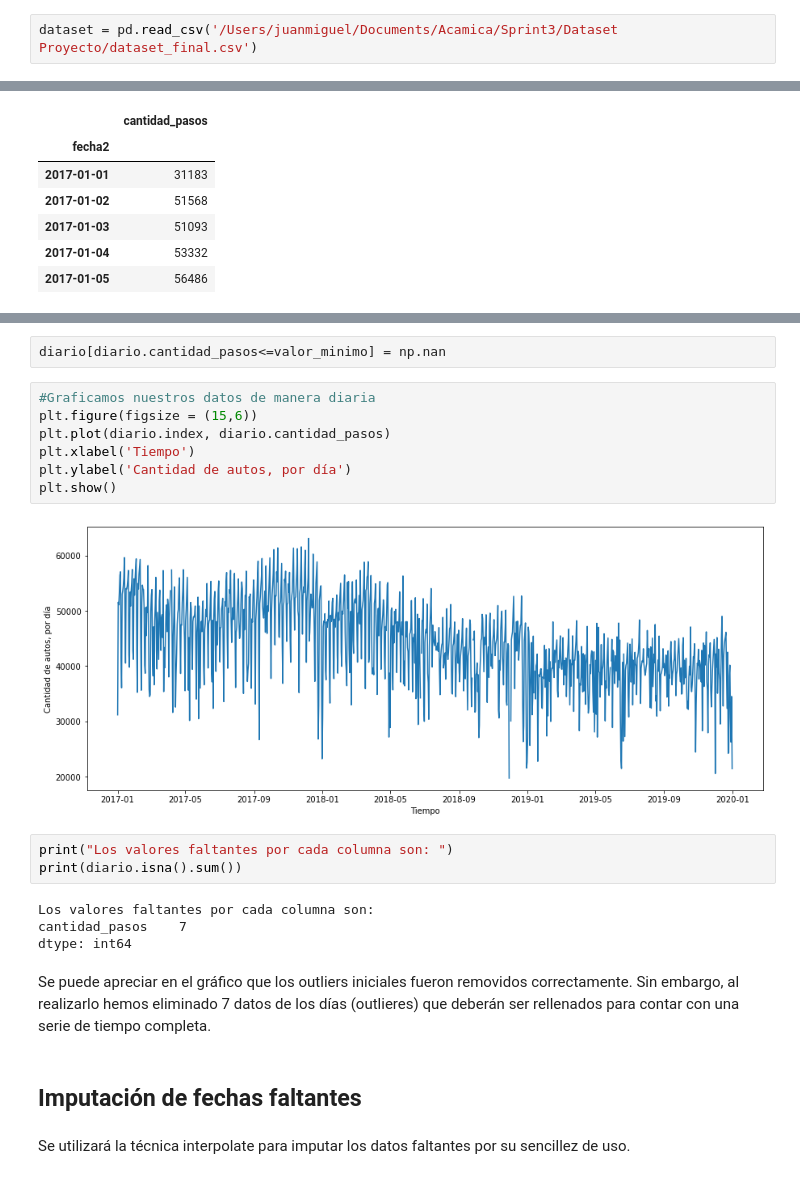
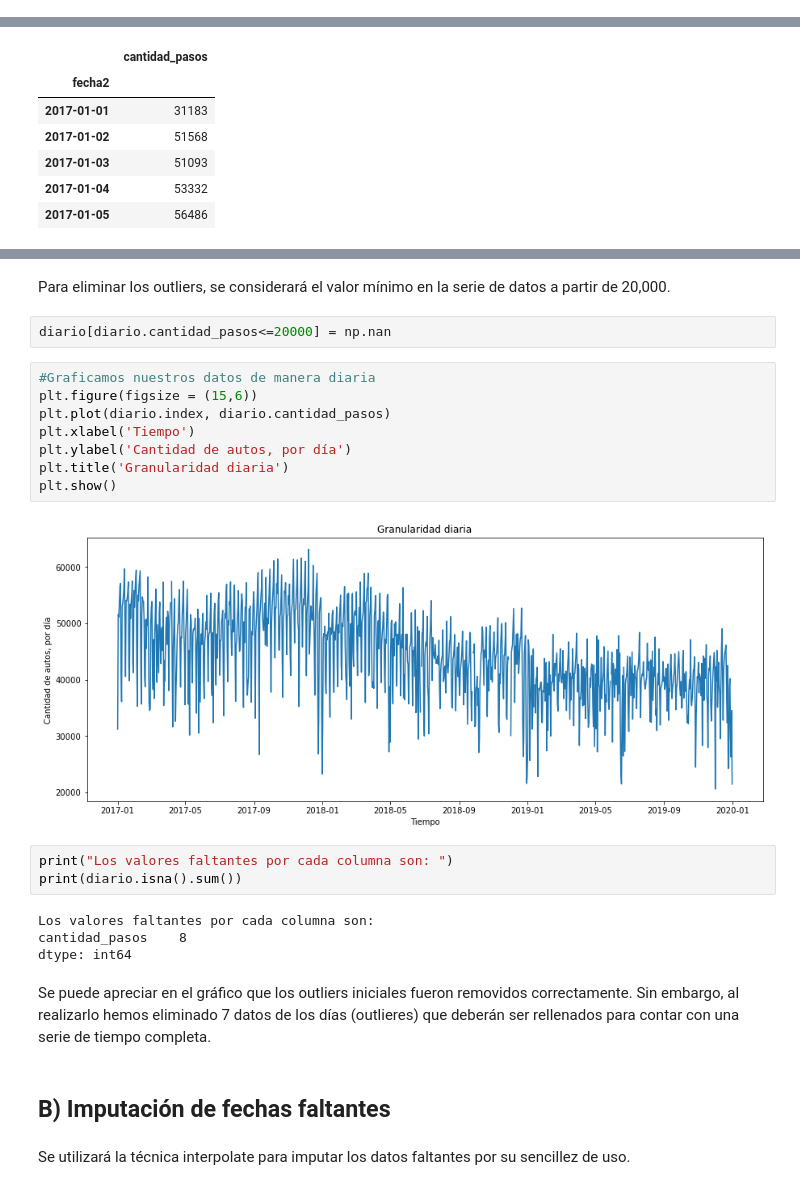
Before and after one commit to JuanMiguel0910/Proyecto3Acamica, a Jupyter notebook: DS_Proyecto_03_ST.ipynb, the cells around one changed output, grey strips where cells are left out. Cells and saved outputs as stored; diff of their text form.

```diff
--- a/DS_Proyecto_03_ST.ipynb
+++ b/DS_Proyecto_03_ST.ipynb
@@ -291,2 +304,0 @@ dataset
-# %%
-dataset = pd.read_csv('/Users/juanmiguel/Documents/Acamica/Sprint3/Dataset Proyecto/dataset_final.csv')
@@ -457,25 +455,28 @@ valor_minimo= promedio - 3 * var_std
+# %% [markdown]
+Para eliminar los outliers, se considerará el valor mínimo en la serie de datos a partir de 20,000.
 # %%
-diario[diario.cantidad_pasos<=valor_minimo] = np.nan
+diario[diario.cantidad_pasos<=20000] = np.nan
 # %%
 #Graficamos nuestros datos de manera diaria
 plt.figure(figsize = (15,6))
 plt.plot(diario.index, diario.cantidad_pasos)
 plt.xlabel('Tiempo')
 plt.ylabel('Cantidad de autos, por día')
+plt.title('Granularidad diaria')
 plt.show()
 # %% [output]
-[figure, old version]
+[figure, new version]
 # %%
 print("Los valores faltantes por cada columna son: ")
 print(diario.isna().sum())
 # %% [output]
 Los valores faltantes por cada columna son:
-cantidad_pasos    7
+cantidad_pasos    8
 dtype: int64
 # %% [markdown]
 Se puede apreciar en el gráfico que los outliers iniciales fueron removidos correctamente. Sin embargo, al realizarlo hemos eliminado 7 datos de los días (outlieres) que deberán ser rellenados para contar con una serie de tiempo completa.
 # %% [markdown]
-## Imputación de fechas faltantes
+## B) Imputación de fechas faltantes
 # %% [markdown]
 Se utilizará la técnica interpolate para imputar los datos faltantes por su sencillez de uso.
 # %%
```
Also changed, not shown: parts of 162 cells of this notebook.
